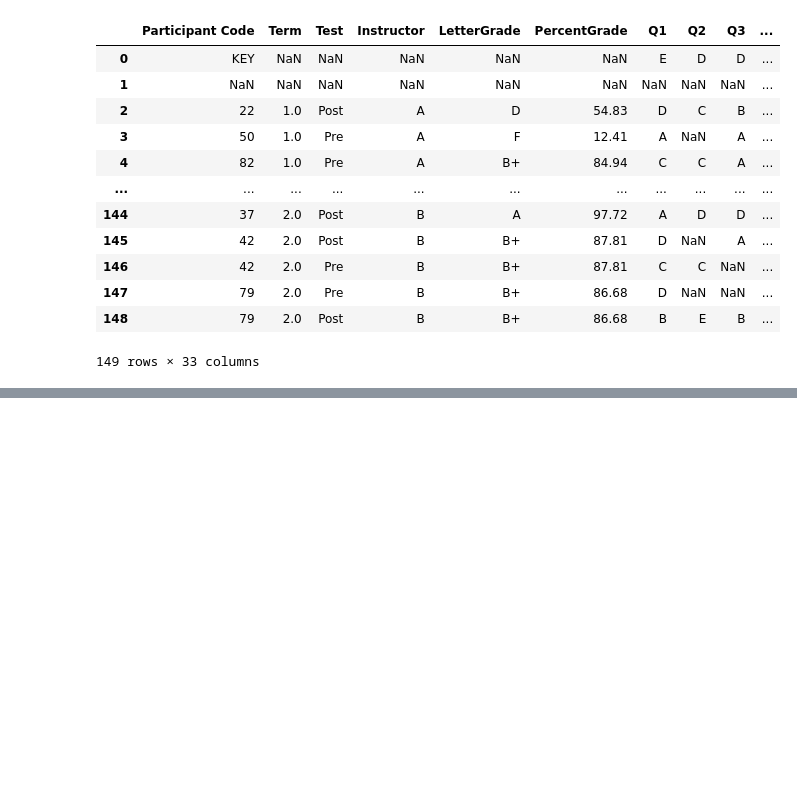
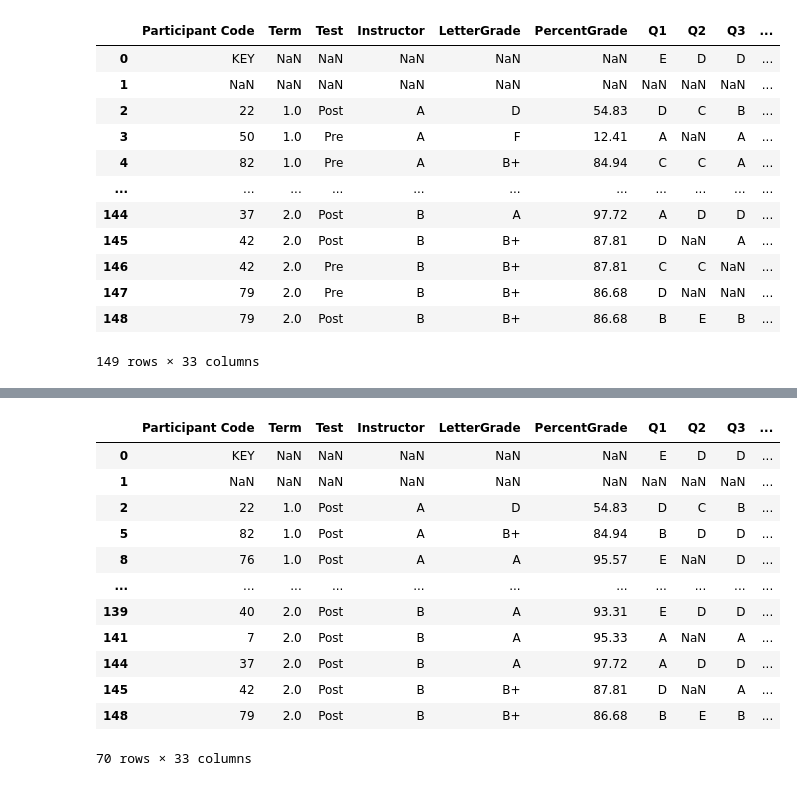
Before and after one commit to sgb7/Data_Analysis, a Jupyter notebook: Python, Assignment 3/Assignment 3, Data Analysis.ipynb, the cells around one changed output, grey strips where cells are left out. Saved outputs shown, nothing was run; the diff lists cells and outputs as text; code cells hidden in the pictures; blank space fills up the shorter version.

```diff
--- a/Python, Assignment 3/Assignment 3, Data Analysis.ipynb
+++ b/Python, Assignment 3/Assignment 3, Data Analysis.ipynb
@@ -108,0 +130,16 @@ df
+# %%
+temp2
+# %% [output]
+|  | Participant Code | Term | Test | Instructor | LetterGrade | PercentGrade | Q1 | Q2 | Q3 | ... |
+| 0 | KEY | NaN | NaN | NaN | NaN | NaN | E | D | D | ... |
+| 1 | NaN | NaN | NaN | NaN | NaN | NaN | NaN | NaN | NaN | ... |
+| 2 | 22 | 1.0 | Post | A | D | 54.83 | D | C | B | ... |
+| 5 | 82 | 1.0 | Post | A | B+ | 84.94 | B | D | D | ... |
+| 8 | 76 | 1.0 | Post | A | A | 95.57 | E | NaN | D | ... |
+| ... | ... | ... | ... | ... | ... | ... | ... | ... | ... | ... |
+| 139 | 40 | 2.0 | Post | B | A | 93.31 | E | D | D | ... |
+| 141 | 7 | 2.0 | Post | B | A | 95.33 | A | NaN | A | ... |
+| 144 | 37 | 2.0 | Post | B | A | 97.72 | A | D | D | ... |
+| 145 | 42 | 2.0 | Post | B | B+ | 87.81 | D | NaN | A | ... |
+| 148 | 79 | 2.0 | Post | B | B+ | 86.68 | B | E | B | ... |
+70 rows × 33 columns
```
Also changed, not shown: parts of 6 cells of this notebook.
